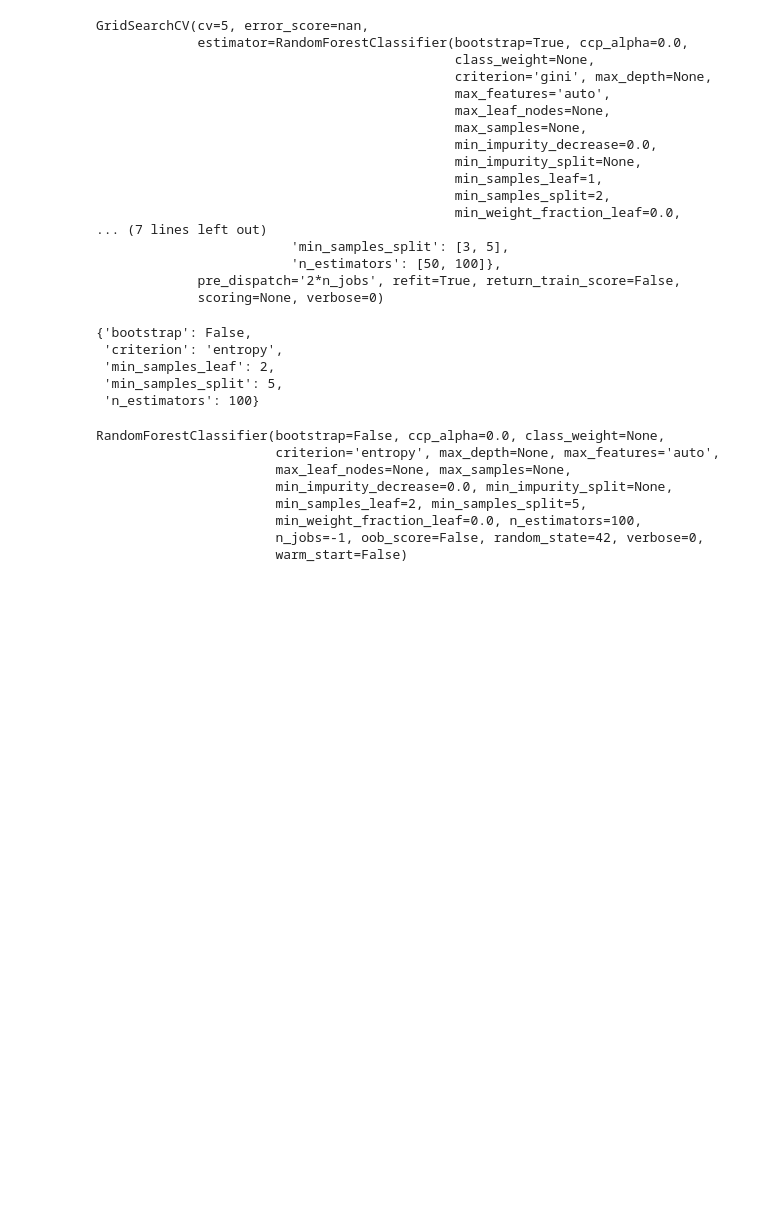
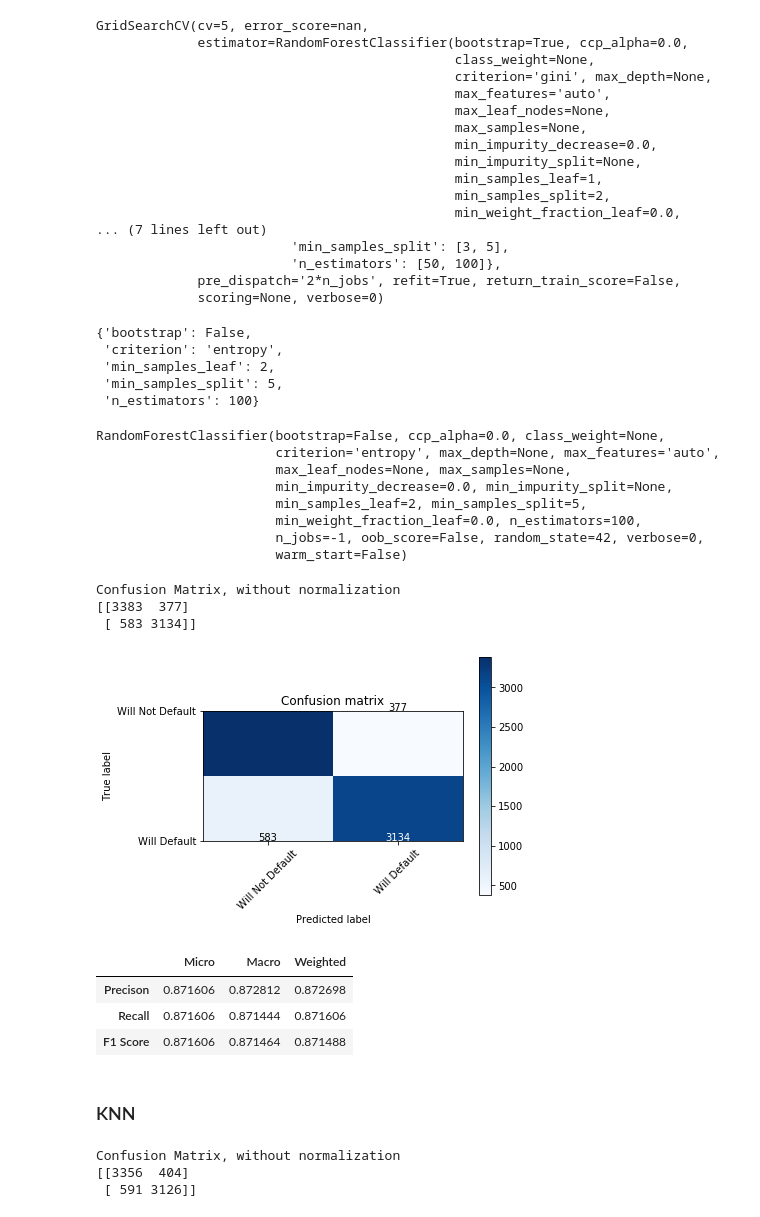
Before and after one commit to emilia329/CreditCard, a Jupyter notebook: Modeling.ipynb, the cells around one changed output. Saved outputs shown, nothing was run; the diff lists cells and outputs as text; code cells hidden in the pictures; blank space fills up the shorter version.

Commit message:
KNN model and datatable

```diff
--- a/Modeling.ipynb
+++ b/Modeling.ipynb
@@ -308,3 +308,22 @@ refined_pred = rfc_ref.predict(X_test)
 # %%
 cm = confusion_matrix(y_test,refined_pred)
 classes = ['Will Not Default', 'Will Default']
+# %%
+plot_confusion_matrix(cm, classes,
+                          normalize=False,
+                          title='Confusion matrix',
+                          cmap=plt.cm.Blues)
+# %% [output]
+Confusion Matrix, without normalization
+[[3383  377]
+ [ 583 3134]]
+[figure, added]
+# %%
+datatable(y_test,refined_pred)
+# %% [output]
+|  | Micro | Macro | Weighted |
+| Precison | 0.871606 | 0.872812 | 0.872698 |
+| Recall | 0.871606 | 0.871444 | 0.871606 |
+| F1 Score | 0.871606 | 0.871464 | 0.871488 |
+# %% [markdown]
+### KNN
@@ -310,0 +338,9 @@ classes = ['Will Not Default', 'Will Default']
+# %%
+plot_confusion_matrix(cm, classes,
+                          normalize=False,
+                          title='Confusion matrix',
+                          cmap=plt.cm.Blues)
+# %% [output]
+Confusion Matrix, without normalization
+[[3356  404]
+ [ 591 3126]]
```
Also changed, not shown: parts of 2 cells of this notebook.
